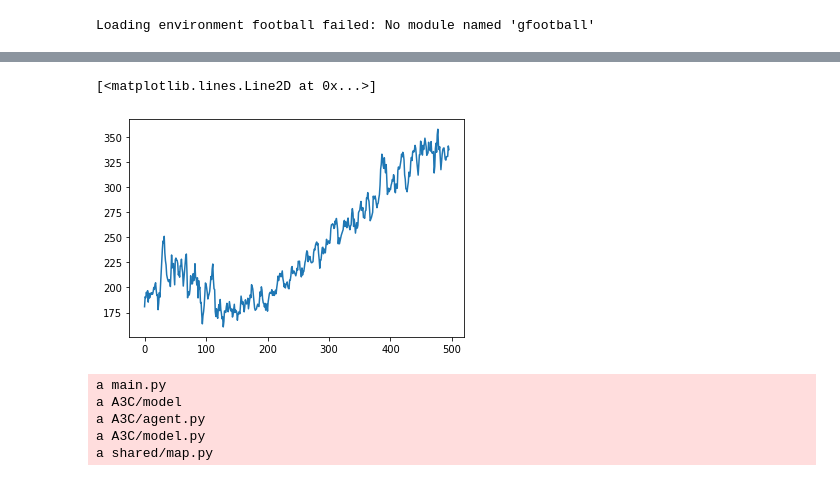
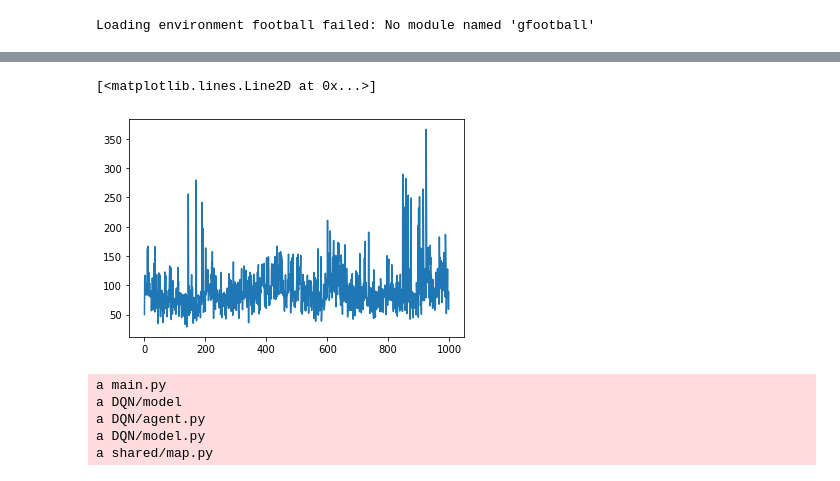
Before and after one commit to LukasZierahn/Hungry_Geese, a Jupyter notebook: Train.ipynb, the cells around one changed output, grey strips where cells are left out. Saved outputs shown, nothing was run; the diff lists cells and outputs as text; code cells hidden in the pictures.

```diff
--- a/Train.ipynb
+++ b/Train.ipynb
@@ -65,15 +90,16 @@ plt.plot(np.convolve(entropy_loss, np.ones(N)/N, mode='valid'))
-# %%
-plt.plot(np.convolve(value_loss, np.ones(N)/N, mode='valid'))
-# %% [output]
-[<matplotlib.lines.Line2D at 0x...>]
-[figure, removed]
+# %%
+plt.plot(memory_manager.policy_loss[-1000:])
+# %% [output]
+[<matplotlib.lines.Line2D at 0x...>]
+[figure, added]
 # %%
-torch.save(state_dict, "A3C/model")
+torch.save(model.state_dict(), "DQN/model")
+torch.save(optimizer.state_dict(), "DQN/opzimizer")
 
-!tar -czvf submission.tar.gz main.py A3C/model A3C/agent.py A3C/model.py shared/map.py
+!tar -czvf submission.tar.gz main.py DQN/model DQN/agent.py DQN/model.py shared/map.py
 # %% [output]
 a main.py
-a A3C/model
-a A3C/agent.py
-a A3C/model.py
+a DQN/model
+a DQN/agent.py
+a DQN/model.py
 a shared/map.py
```
Also changed, not shown: parts of 11 cells of this notebook, 11 other files.
